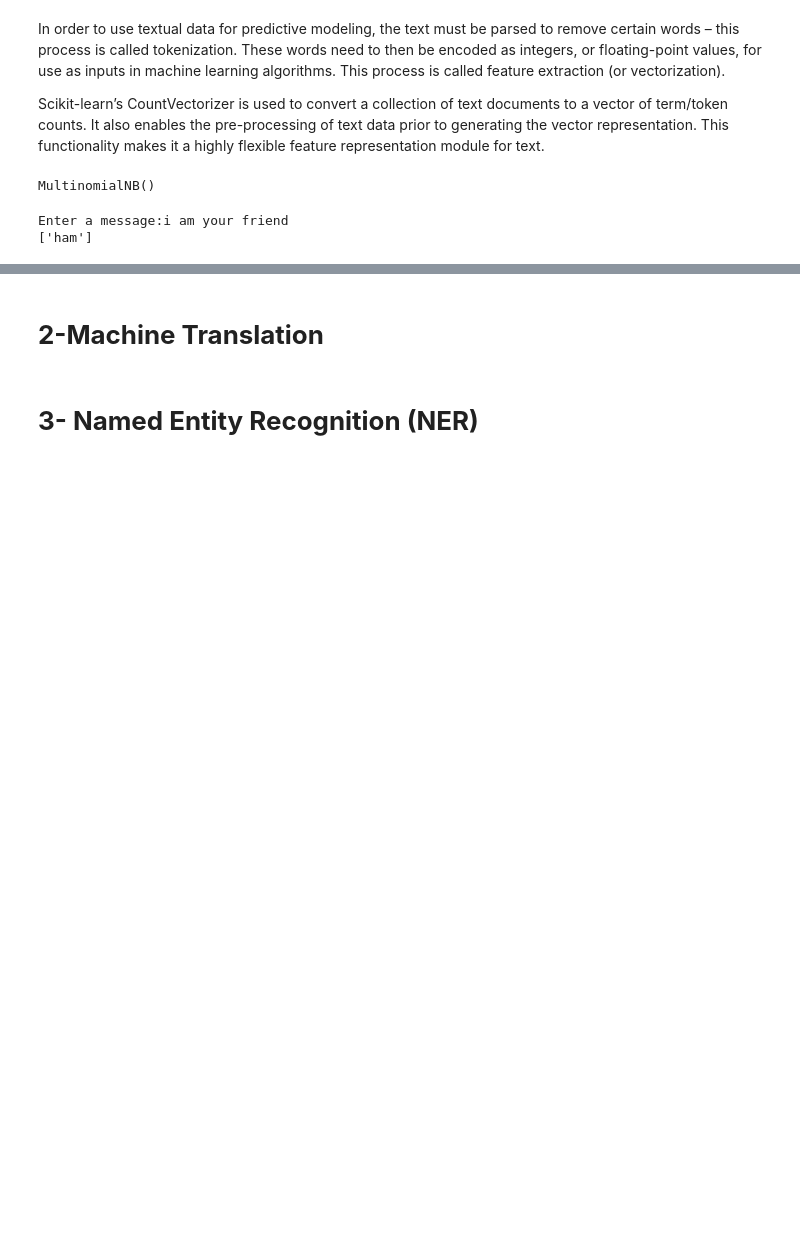
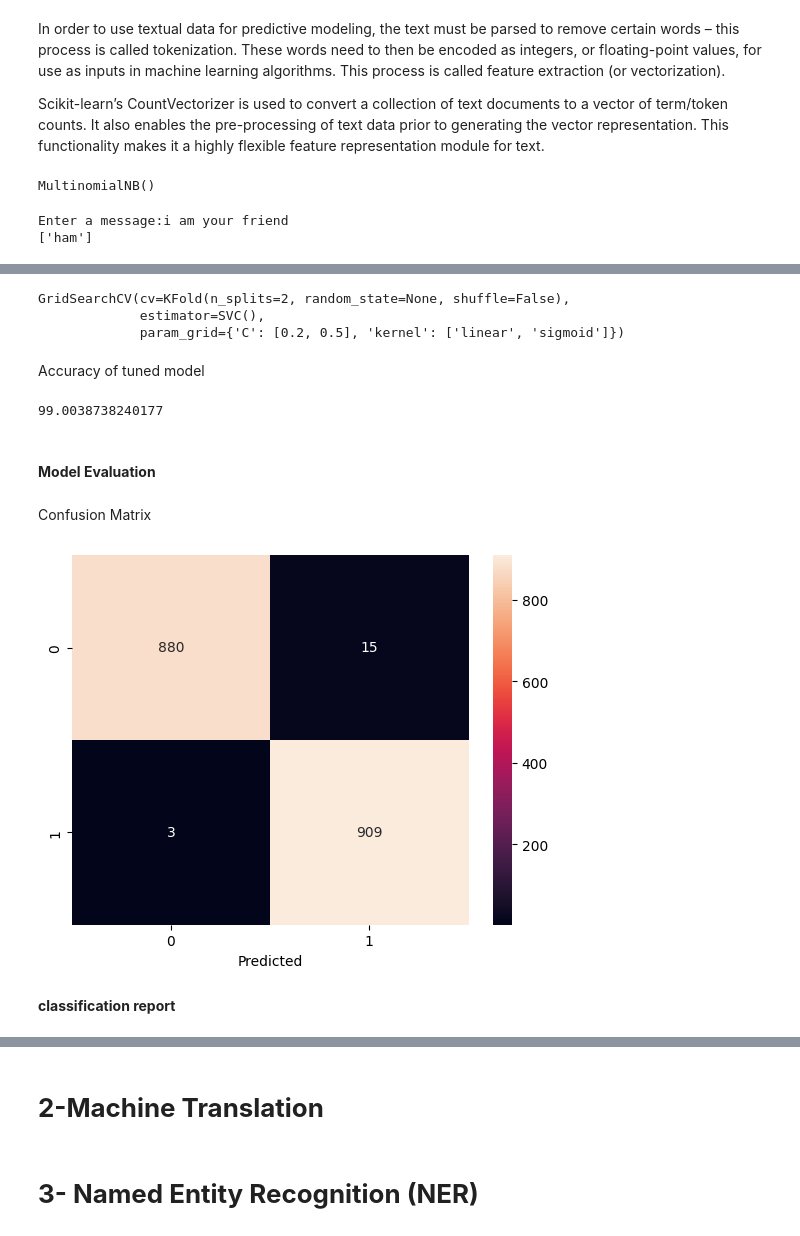
Before and after one commit to dr-mushtaq/Natural-language-processing, a Jupyter notebook: Natural_Language_Processing.ipynb, the cells around one changed output, grey strips where cells are left out. Cells and saved outputs as stored; diff of their text form; code cells hidden in the pictures; blank space fills up the shorter version.

```diff
--- a/Natural_Language_Processing.ipynb
+++ b/Natural_Language_Processing.ipynb
@@ -882,0 +990,2 @@ Enter a message:i am your friend
+# %%
+x_train , x_test , y_train , y_test   = train_test_split(x, y, test_size =0.2,random_state = 0)
@@ -882,0 +994,3 @@ Enter a message:i am your friend
+# %%
+model   = SVC(C =1,kernel = "linear" )
+model.fit(x_train,y_train)
@@ -882,0 +1009,32 @@ Enter a message:i am your friend
+# %%
+params  = {"C":[0.2,0.5] , "kernel" : ['linear', 'sigmoid'] }
+# %%
+cval = KFold(n_splits = 2)
+model =  SVC();
+TunedModel = GridSearchCV(model,params,cv= cval)
+TunedModel.fit(x_train,y_train)
+# %% [output]
+GridSearchCV(cv=KFold(n_splits=2, random_state=None, shuffle=False),
+             estimator=SVC(),
+             param_grid={'C': [0.2, 0.5], 'kernel': ['linear', 'sigmoid']})
+# %% [markdown]
+Accuracy of tuned model
+# %%
+accuracy = metrics.accuracy_score(y_test, TunedModel.predict(x_test))
+accuracy_percentage = 100 * accuracy
+accuracy_percentage
+# %% [output]
+99.0038738240177
+# %% [markdown]
+#### **Model Evaluation**
+# %% [markdown]
+Confusion Matrix
+# %%
+sns.heatmap(confusion_matrix(y_test,TunedModel.predict(x_test)),annot = True , fmt ="g")
+plt.xlabel("Predicted")
+plt.show("Actual")
+plt.show()
+# %% [output]
+[figure, added]
+# %% [markdown]
+**classification report**
```
Also changed, not shown: parts of 36 cells of this notebook.
